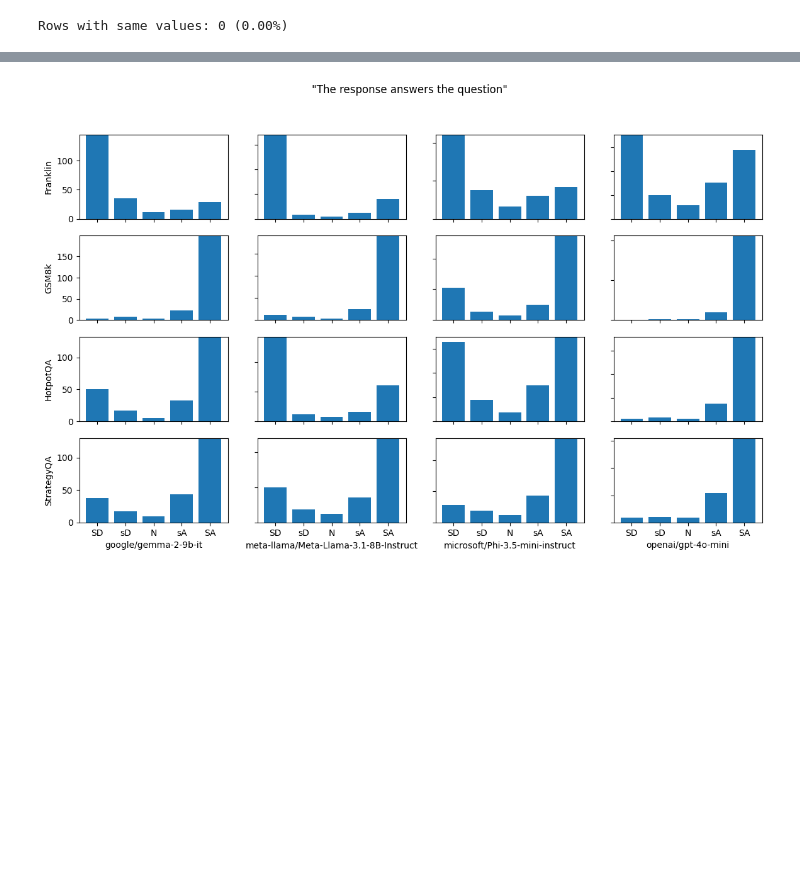
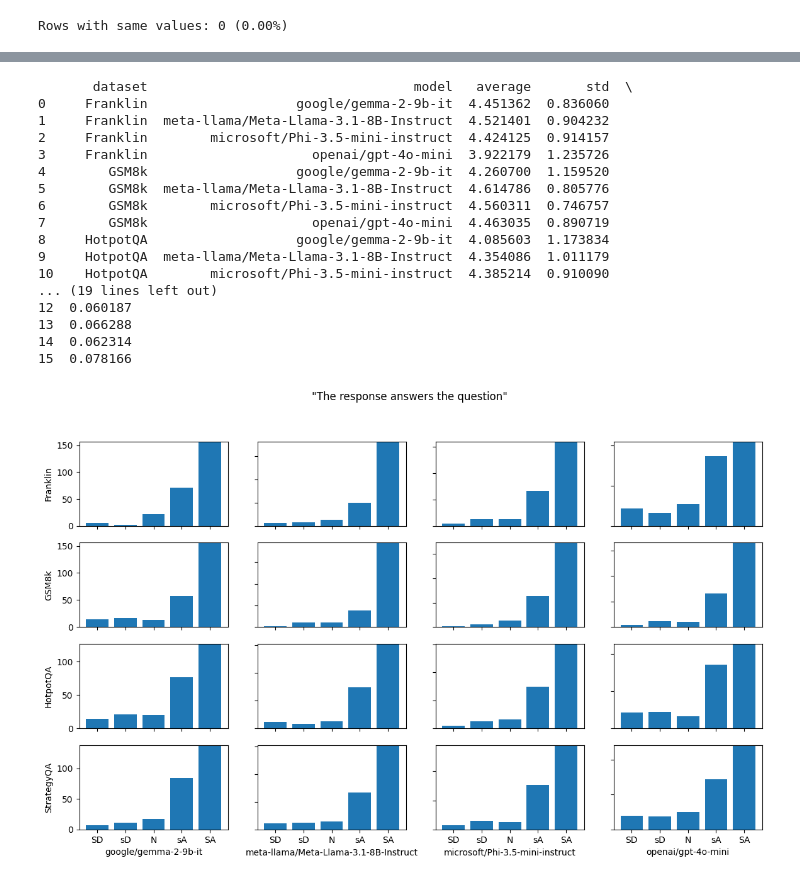
Before and after one commit to njf0/frank-llm, a Jupyter notebook: mini-project/studies/plan/results/results_pilot.ipynb, the cells around one changed output, grey strips where cells are left out. Saved outputs shown, nothing was run; the diff lists cells and outputs as text; code cells hidden in the pictures; blank space fills up the shorter version.

```diff
--- a/mini-project/studies/plan/results/results_pilot.ipynb
+++ b/mini-project/studies/plan/results/results_pilot.ipynb
@@ -8,14 +9,14 @@ import pandas as pd
 PWD = Path.cwd()
 # %%
 df = pd.read_csv(
-    f'{PWD}/LLM+Planning+Evaluation_7+October+2024_14.50.tsv',
+    f'{PWD}/LLM+Planning+Evaluation_8+October+2024_01.15.tsv',
     sep='\t',
     encoding='utf-16',
 )
 
 questions = pd.read_json('../surveys/final.jsonl', lines=True)
 
-datasets = questions['dataset'].unique()[:-1]
+datasets = questions['dataset'].unique()
 models = questions['model'].unique()
 dataset_model_combinations = [(d, m) for d in datasets for m in models]
 
@@ -50,6 +51,7 @@ def i2t(
     integer: int,
     point_scale: int = 5,
 ) -> str:
+    integer = int(integer)
     if point_scale == 5:
         mapping = {
             1: 'SD',
@@ -85,8 +87,9 @@ questions.head()
 # %%
 # set column name to item in row 0
 df.columns = df.iloc[0]
-# drop the first row
-original_columns = df.columns
+# save the 'original dataframe' to a new variable
+original_columns = deepcopy(df)
+# drop row 0
 df = df.drop(0)
 # set index to 'PROLIFIC_PID'
 df = df.set_index('PROLIFIC_PID')
@@ -183,7 +163,7 @@ attention_check_df.head()
 # %%
-# get rows where cell does not match column name for both columns
-attention_check_df = attention_check_df[
-    (attention_check_df['Somewhat agree'] != 'Somewhat agree')
-    | (attention_check_df['Strongly disagree'] != 'Strongly disagree')
-]
-attention_check_df.loc['602a2911a73ba046955f6c58']
+# # get rows where cell does not match column name for both columns
+# attention_check_df = attention_check_df[
+#     (attention_check_df['Somewhat agree'] != 'Somewhat agree')
+#     | (attention_check_df['Strongly disagree'] != 'Strongly disagree')
+# ]
+attention_check_df = attention_check_df[(attention_check_df[4] != 4) | (attention_check_df[1] != 1)]
@@ -227,7 +193,3 @@ print(*list(enumerate(sorted(attention_check_df.index.to_list()), 1)), sep='\n')
-# %%
-# convert text to integer
-point_scale = 5
-df = df.map(lambda x: t2i(x, point_scale))
 # %%
 # get rows where all non-NaN values are the same
 rows = df.apply(lambda x: len(set(x.dropna())) == 1, axis=1)
@@ -452,34 +424,64 @@ point_scale = 5
 
 # subplots in a 4x4 grid
 fig, axs = plt.subplots(4, 4, figsize=(14, 8))
+average_ratings = []
 
 for d, dataset in enumerate(datasets):
     for m, model in enumerate(models):
-        values = ask[(dataset, model)].to_numpy()
+        values = sat[(dataset, model)].to_numpy()
         # remove nan values from numpy array
         values = values[~pd.isna(values)]
         # frequency of each value
         counts = pd.Series(values).value_counts()
+        # add to average ratings
+        average_ratings.append(
+            {
+                'dataset': dataset,
+                'model': model,
+                'average': values.mean(),
+                'std': values.std(),
+                'sem': pd.Series(values).sem(),
+            }
+        )
         # plot the frequency of each value
         axs[d, m].bar(counts.index, counts.values)
         # set x axis to i2t for each value
         axs[d, m].set_xticks(range(1, point_scale + 1))
         axs[d, m].set_xticklabels([i2t(i, point_scale) for i in range(1, point_scale + 1)], ha='center')
         # set y axis to 0-max frequency
         axs[d, m].set_ylim(0, counts.max())
         # set x axis label to the model
         axs[d, m].set_xlabel(model)
         # set y axis label to the dataset
         axs[d, m].set_ylabel(dataset)
 
 # only show bottom x axis labels
 for ax in axs.flat:
     ax.label_outer()
 
 # set the title of the entire plot
 fig.suptitle('"The response answers the question"')
+
+print(pd.DataFrame(average_ratings))
 plt.show()
 # %% [output]
+       dataset                                  model   average       std  \
+0     Franklin                   google/gemma-2-9b-it  4.451362  0.836060
+1     Franklin  meta-llama/Meta-Llama-3.1-8B-Instruct  4.521401  0.904232
+2     Franklin        microsoft/Phi-3.5-mini-instruct  4.424125  0.914157
+3     Franklin                     openai/gpt-4o-mini  3.922179  1.235726
+4        GSM8k                   google/gemma-2-9b-it  4.260700  1.159520
+5        GSM8k  meta-llama/Meta-Llama-3.1-8B-Instruct  4.614786  0.805776
+6        GSM8k        microsoft/Phi-3.5-mini-instruct  4.560311  0.746757
+7        GSM8k                     openai/gpt-4o-mini  4.463035  0.890719
+8     HotpotQA                   google/gemma-2-9b-it  4.085603  1.173834
+9     HotpotQA  meta-llama/Meta-Llama-3.1-8B-Instruct  4.354086  1.011179
+10    HotpotQA        microsoft/Phi-3.5-mini-instruct  4.385214  0.910090
+... (19 lines left out)
+12  0.060187
+13  0.066288
+14  0.062314
+15  0.078166
-[figure, old version]
+[figure, new version]
 # %%
 dataset = 'Franklin'
```
Also changed, not shown: parts of 20 cells of this notebook, 2 other files.
